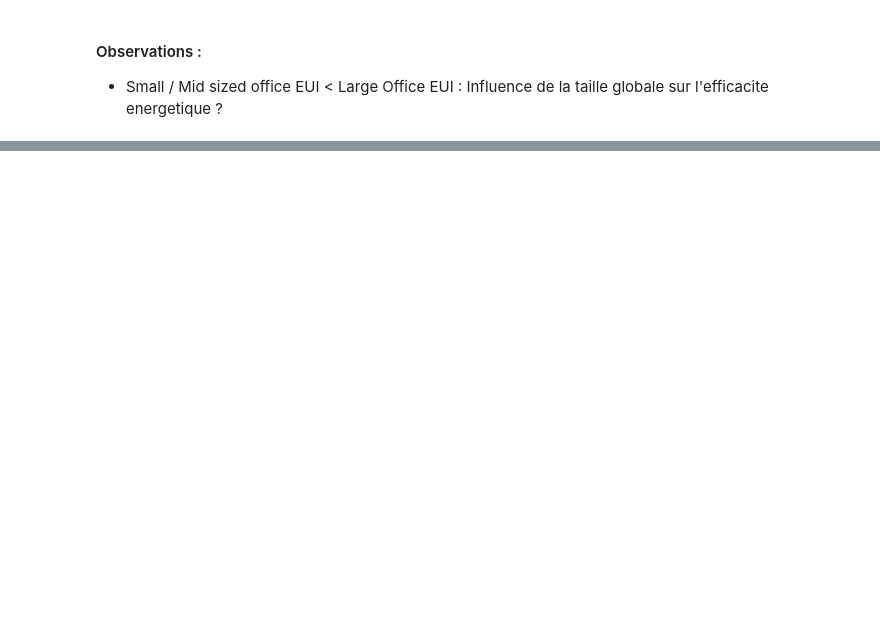
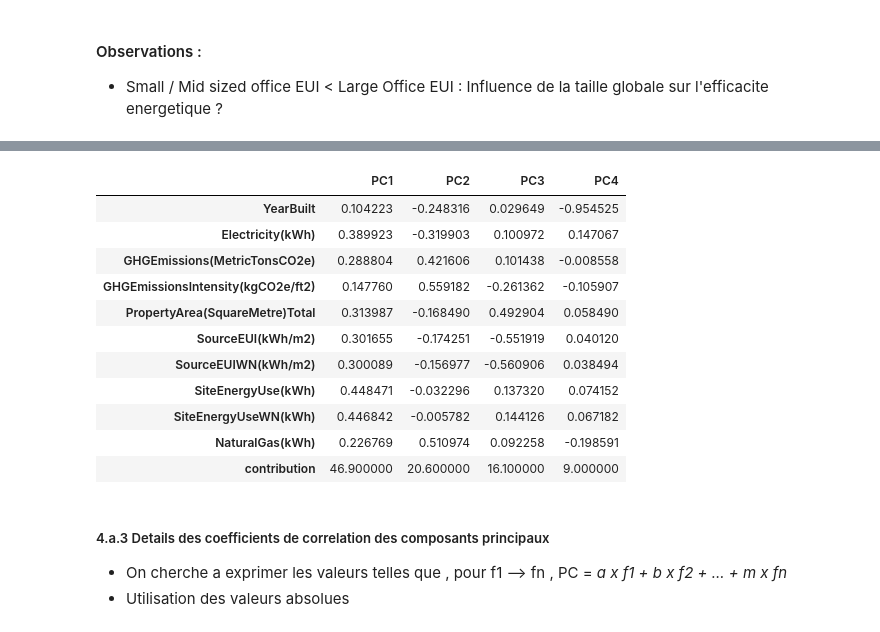
Before and after one commit to Psemp/ds_p4, a Jupyter notebook: exploratory_analysis.ipynb, the cells around one changed output, grey strips where cells are left out. Cells and saved outputs as stored; diff of their text form; code cells hidden in the pictures; blank space fills up the shorter version.

```diff
--- a/exploratory_analysis.ipynb
+++ b/exploratory_analysis.ipynb
@@ -428,0 +754,4 @@ plt.show()
+# %%
+df_export = df_seattle
+
+print(df_export.columns)
@@ -428,0 +769,9 @@ plt.show()
+# %%
+manual_suppression_list = [
+    "PropertyArea(SquareMetre)Parking", "PropertyArea(SquareMetre)Building(s)", # row 1 & 2.1 = duplicates/parts of PropertyAreaTotal
+    "LargestPropertyUseTypeArea(SquareMetre)", "PropertyName", "BuildingType",
+    "NumberofBuildings", "NumberofFloors",
+    ]
+
+df_export.drop(columns=manual_suppression_list, inplace=True, errors="ignore")
+df_export.set_index("OSEBuildingID", inplace=True)
@@ -428,0 +869,21 @@ plt.show()
+# %%
+pca_explained_df = show_contribution(pca=pca, columns_pca=columns_pca, lim_pc=4)
+
+pca_explained_df
+# %% [output]
+|  | PC1 | PC2 | PC3 | PC4 |
+| YearBuilt | 0.104223 | -0.248316 | 0.029649 | -0.954525 |
+| Electricity(kWh) | 0.389923 | -0.319903 | 0.100972 | 0.147067 |
+| GHGEmissions(MetricTonsCO2e) | 0.288804 | 0.421606 | 0.101438 | -0.008558 |
+| GHGEmissionsIntensity(kgCO2e/ft2) | 0.147760 | 0.559182 | -0.261362 | -0.105907 |
+| PropertyArea(SquareMetre)Total | 0.313987 | -0.168490 | 0.492904 | 0.058490 |
+| SourceEUI(kWh/m2) | 0.301655 | -0.174251 | -0.551919 | 0.040120 |
+| SourceEUIWN(kWh/m2) | 0.300089 | -0.156977 | -0.560906 | 0.038494 |
+| SiteEnergyUse(kWh) | 0.448471 | -0.032296 | 0.137320 | 0.074152 |
+| SiteEnergyUseWN(kWh) | 0.446842 | -0.005782 | 0.144126 | 0.067182 |
+| NaturalGas(kWh) | 0.226769 | 0.510974 | 0.092258 | -0.198591 |
+| contribution | 46.900000 | 20.600000 | 16.100000 | 9.000000 |
+# %% [markdown]
+##### 4.a.3 Details des coefficients de correlation des composants principaux
+- On cherche a exprimer les valeurs telles que , pour f1 --> fn , PC = *a x f1 + b x f2 + ... + m x fn*
+- Utilisation des valeurs absolues
```
Also changed, not shown: parts of 48 cells of this notebook, 2 other files.
